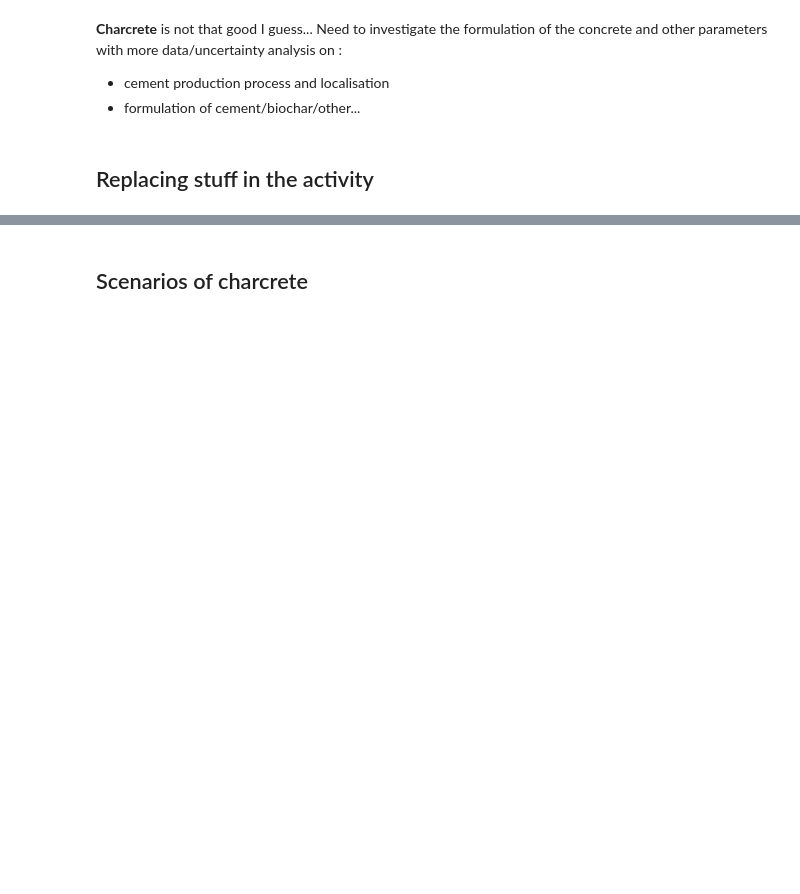
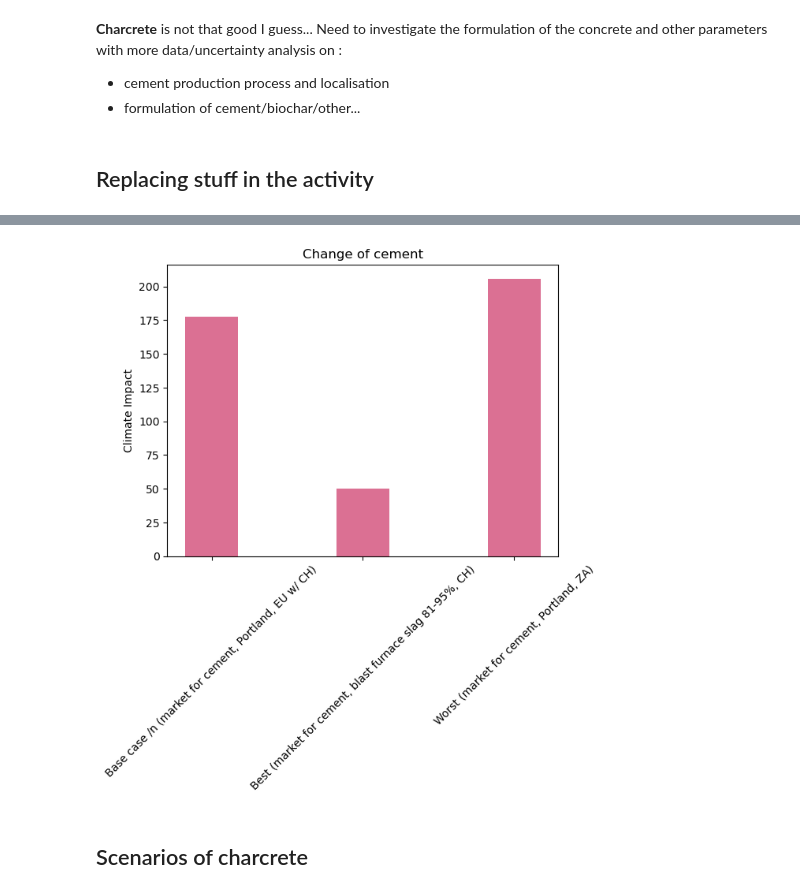
Before and after one commit to mijafro/Charcrete-LCA, a Jupyter notebook: main.ipynb, the cells around one changed output, grey strips where cells are left out. Cells and saved outputs as stored; diff of their text form; code cells hidden in the pictures; blank space fills up the shorter version.

```diff
--- a/main.ipynb
+++ b/main.ipynb
@@ -268,0 +312,16 @@ replace_stuff
+# %%
+labels = ['Base case (market for cement, Portland, EU w/ CH)', 'Best (market for cement, blast furnace slag 81-95%, CH)', 'Worst (market for cement, Portland, ZA)' ]
+width = 0.35       # the width of the bars: can also be len(x) sequence
+
+fig, ax = plt.subplots()
+
+ax.bar(labels, results, width, color='palevioletred')
+
+ax.set_ylabel('Climate Impact')
+ax.set_title('Change of cement')
+
+plt.xticks(rotation=45)
+
+plt.show()
+# %% [output]
+[figure, added]
```
Also changed, not shown: parts of 12 cells of this notebook, 4 other files.
